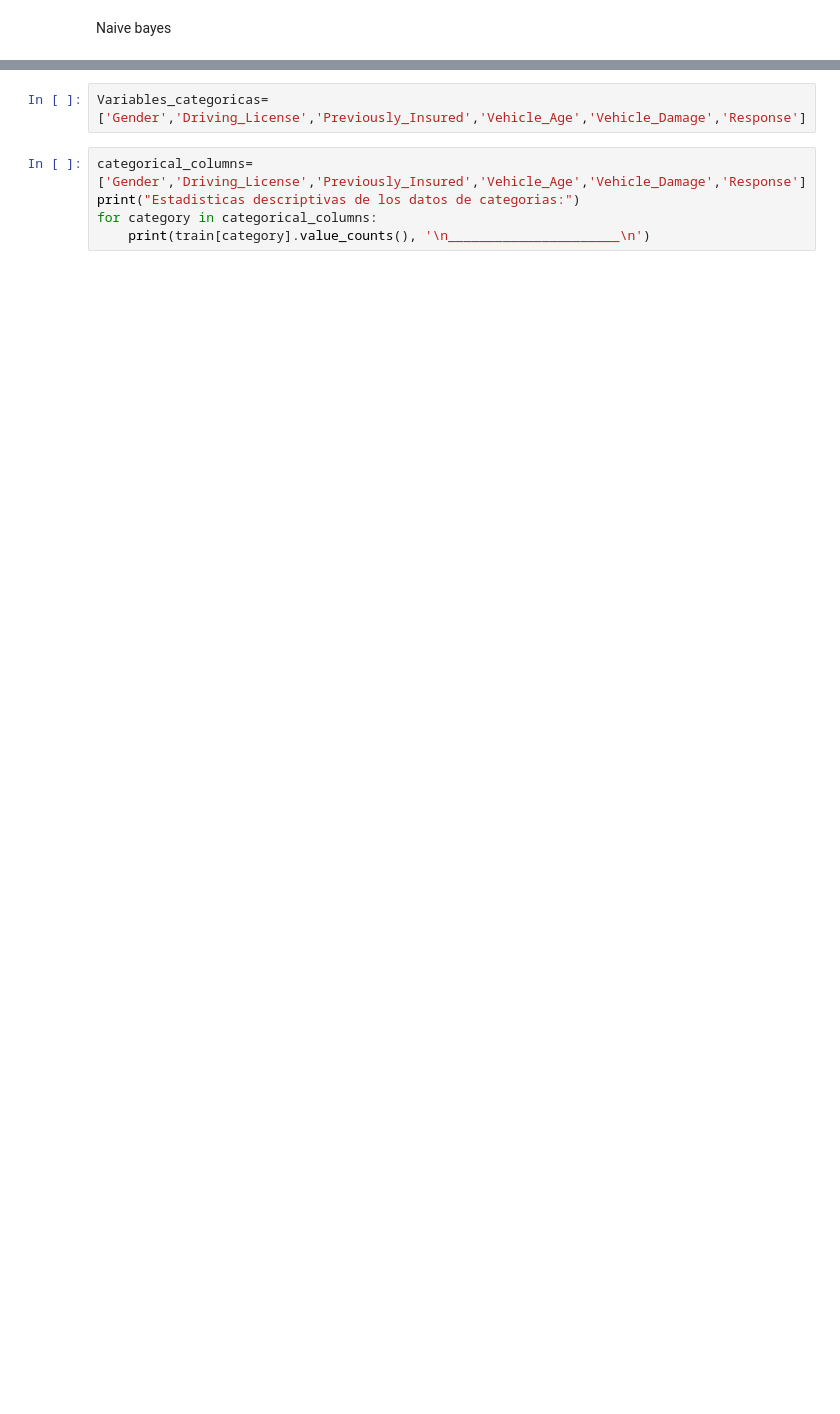
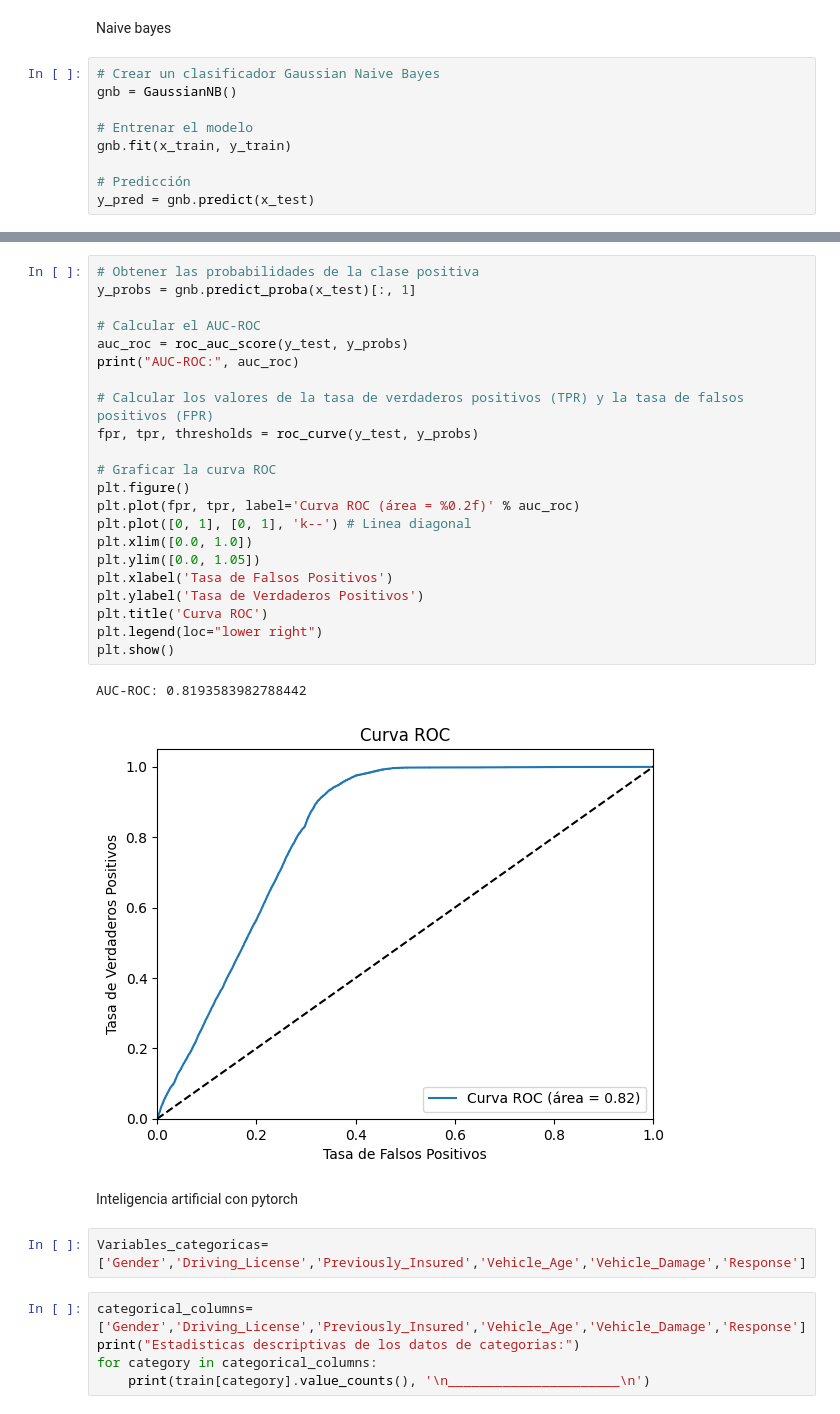
Before and after one commit to ActuaryVlad/tesisAi, a Jupyter notebook: jupyter tesis.ipynb, the cells around one changed output, grey strips where cells are left out. Cells and saved outputs as stored; diff of their text form; blank space fills up the shorter version.

```diff
--- a/jupyter tesis.ipynb
+++ b/jupyter tesis.ipynb
@@ -514,2 +575,11 @@ RANDOM FOREST
 # %% [markdown]
 Naive bayes
+# %%
+# Crear un clasificador Gaussian Naive Bayes
+gnb = GaussianNB()
+
+# Entrenar el modelo
+gnb.fit(x_train, y_train)
+
+# Predicción
+y_pred = gnb.predict(x_test)
@@ -516,3 +607,30 @@ Naive bayes
+# %%
+# Obtener las probabilidades de la clase positiva
+y_probs = gnb.predict_proba(x_test)[:, 1]
+
+# Calcular el AUC-ROC
+auc_roc = roc_auc_score(y_test, y_probs)
+print("AUC-ROC:", auc_roc)
+
+# Calcular los valores de la tasa de verdaderos positivos (TPR) y la tasa de falsos positivos (FPR)
+fpr, tpr, thresholds = roc_curve(y_test, y_probs)
+
+# Graficar la curva ROC
+plt.figure()
+plt.plot(fpr, tpr, label='Curva ROC (área = %0.2f)' % auc_roc)
+plt.plot([0, 1], [0, 1], 'k--') # Linea diagonal
+plt.xlim([0.0, 1.0])
+plt.ylim([0.0, 1.05])
+plt.xlabel('Tasa de Falsos Positivos')
+plt.ylabel('Tasa de Verdaderos Positivos')
+plt.title('Curva ROC')
+plt.legend(loc="lower right")
+plt.show()
+# %% [output]
+AUC-ROC: 0.8193583982788442
+[figure, added]
+# %% [markdown]
+Inteligencia artificial con pytorch
 # %%
 Variables_categoricas=['Gender','Driving_License','Previously_Insured','Vehicle_Age','Vehicle_Damage','Response']
 # %%
```
Also changed, not shown: parts of 15 cells of this notebook, 1 other file.
